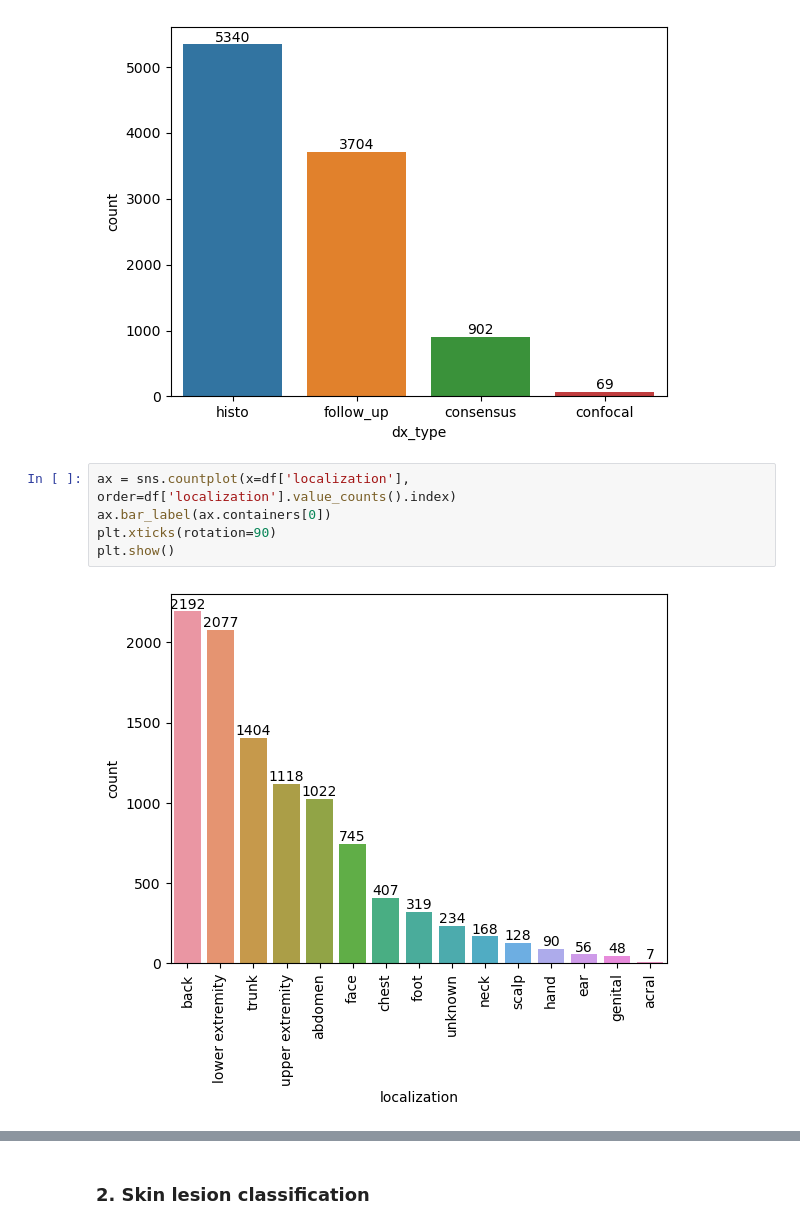
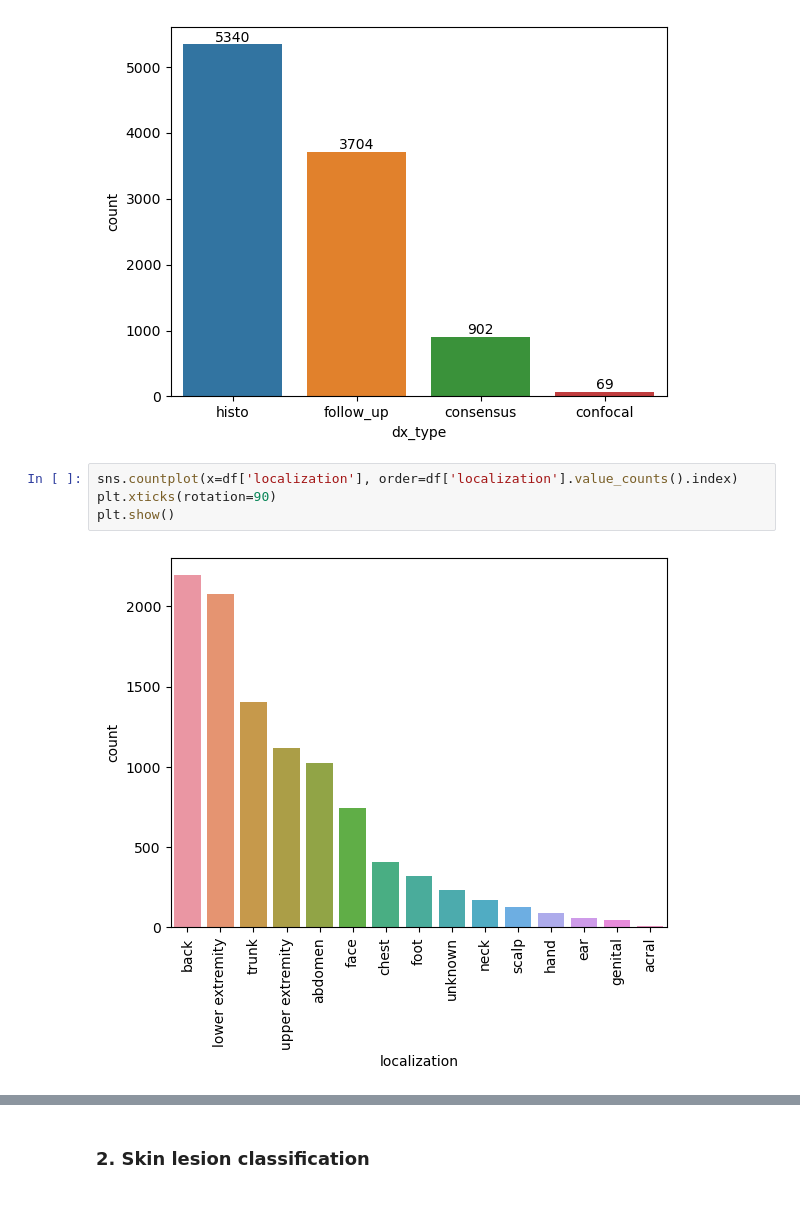
Before and after one commit to fsosn/Skin-Disease, a Jupyter notebook: skinDiseaseClassifier.ipynb, the cells around one changed output, grey strips where cells are left out. Drawn from its saved outputs; the diff is of its cells as text.

```diff
--- a/skinDiseaseClassifier.ipynb
+++ b/skinDiseaseClassifier.ipynb
@@ -155,9 +158,8 @@ plt.show()
 # %% [output]
 [figure]
 # %%
-ax = sns.countplot(x=df['localization'], order=df['localization'].value_counts().index)
-ax.bar_label(ax.containers[0])
+sns.countplot(x=df['localization'], order=df['localization'].value_counts().index)
 plt.xticks(rotation=90)
 plt.show()
 # %% [output]
-[figure, old version]
+[figure, new version]
```
Also changed, not shown: parts of 50 cells of this notebook.
